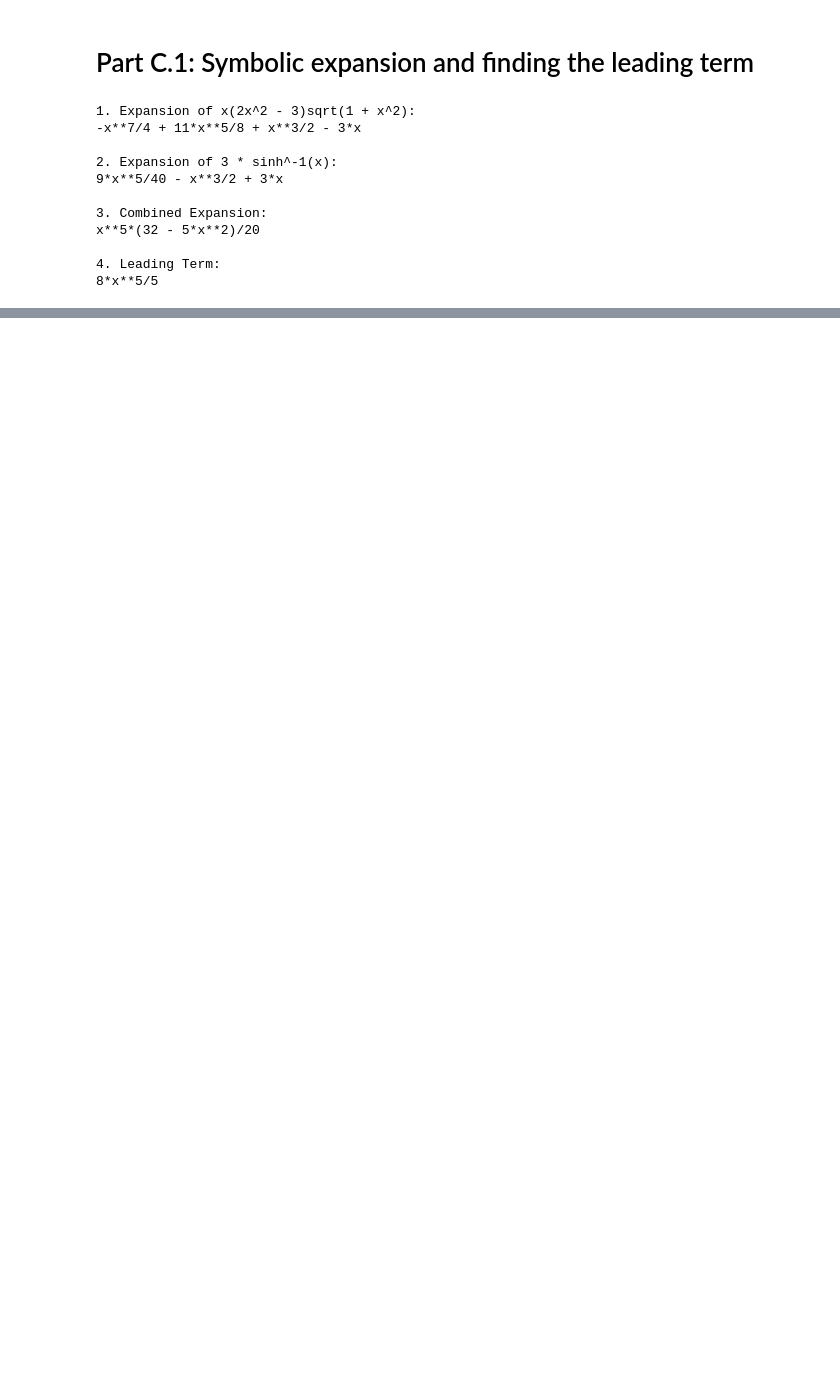
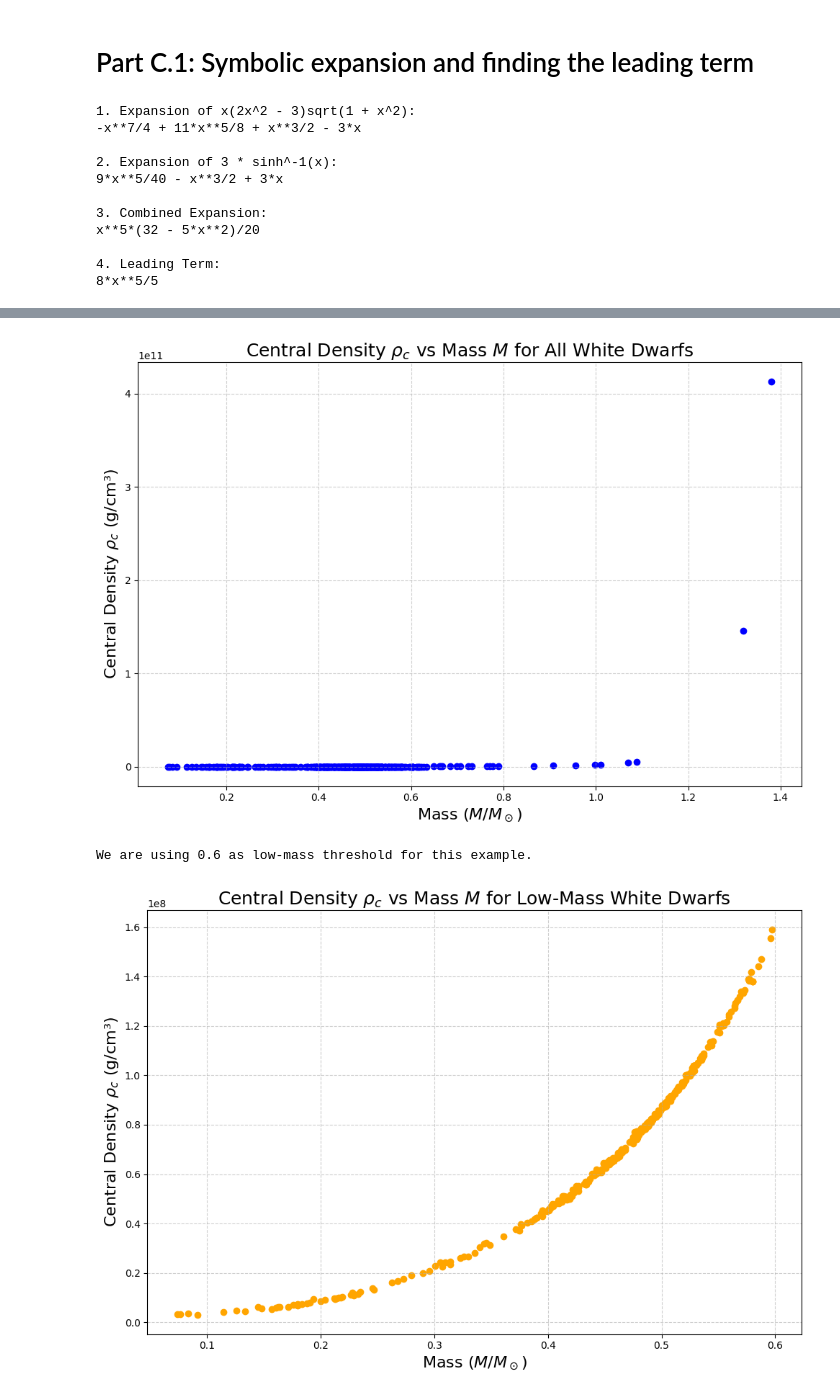
Before and after one commit to Merken19/phys414514, a Jupyter notebook: Newton.ipynb, the cells around one changed output, grey strips where cells are left out. Cells and saved outputs as stored; diff of their text form; code cells hidden in the pictures; blank space fills up the shorter version.

```diff
--- a/Newton.ipynb
+++ b/Newton.ipynb
@@ -340,0 +458,63 @@ x**5*(32 - 5*x**2)/20
+# %%
+import numpy as np
+import pandas as pd
+import matplotlib.pyplot as plt
+
+# Constants
+G = 6.67430e-8  # Gravitational constant in cgs (dyn·cm²/g²)
+M_sun = 1.989e33  # Solar mass in grams
+n_star = 1.5  # Polytropic index (from q=3)
+xi_1 = 3.65375  # Lane-Emden zero for n=1.5
+le_integral = 2.71406  # Integral of xi^2 * theta^n for n=1.5
+K_star = 1e13  # Example value, replace this with the actual fitted value!
+
+# Function to calculate central density
+def compute_rho_c(M, R):
+    a = R / xi_1
+    rho_c = (a**2 * 4 * np.pi * G / ((n_star + 1) * K_star)) ** (n_star / (1 - n_star))
+    return rho_c
+
+# Load data
+data = pd.read_csv('white_dwarf_data.csv')
+
+# Rename columns for consistency
+data.columns = ['wdid', 'logg', 'mass']
+
+# Convert mass to grams and calculate radius
+data['Mass'] = data['mass'] * M_sun  # Convert from solar masses to grams
+data['g'] = 10**data['logg']  # Convert log(g) to g in cgs
+data['Radius'] = np.sqrt(G * data['Mass'] / data['g'])  # Radius in cm
+
+# Calculate central density for all WDs
+data['rho_c'] = data.apply(lambda row: compute_rho_c(row['Mass'], row['Radius']), axis=1)
+
+# Filter for low-mass WDs
+low_mass_data = data[data['mass'] < 0.6]  # Example threshold for low mass in solar masses
+
+# Figure 1: All data
+plt.figure(figsize=(10, 6))
+plt.scatter(data['mass'], data['rho_c'], c='blue', label='All WDs')
+plt.xlabel('Mass ($M/M_\odot$)', fontsize=16)
+plt.ylabel('Central Density $\\rho_c$ (g/cm³)', fontsize=16)
+plt.title('Central Density $\\rho_c$ vs Mass $M$ for All White Dwarfs', fontsize=18)
+plt.grid(True, linestyle='--', alpha=0.6)
+plt.tight_layout()
+plt.savefig('Newton_PartC2.2.pdf', bbox_inches='tight')
+plt.show()
+
+print("We are using 0.6 as low-mass threshold for this example.")
+
+# Figure 2: Low-mass data only
+plt.figure(figsize=(10, 6))
+plt.scatter(low_mass_data['mass'], low_mass_data['rho_c'], c='orange', label='Low-Mass WDs')
+plt.xlabel('Mass ($M/M_\odot$)', fontsize=16)
+plt.ylabel('Central Density $\\rho_c$ (g/cm³)', fontsize=16)
+plt.title('Central Density $\\rho_c$ vs Mass $M$ for Low-Mass White Dwarfs', fontsize=18)
+plt.grid(True, linestyle='--', alpha=0.6)
+plt.tight_layout()
+plt.savefig('Newton_PartC2.3.pdf', bbox_inches='tight')
+plt.show()
+# %% [output]
+[figure, added]
+We are using 0.6 as low-mass threshold for this example.
+[figure, added]
```
Also changed, not shown: parts of 4 cells of this notebook, 9 other files.
